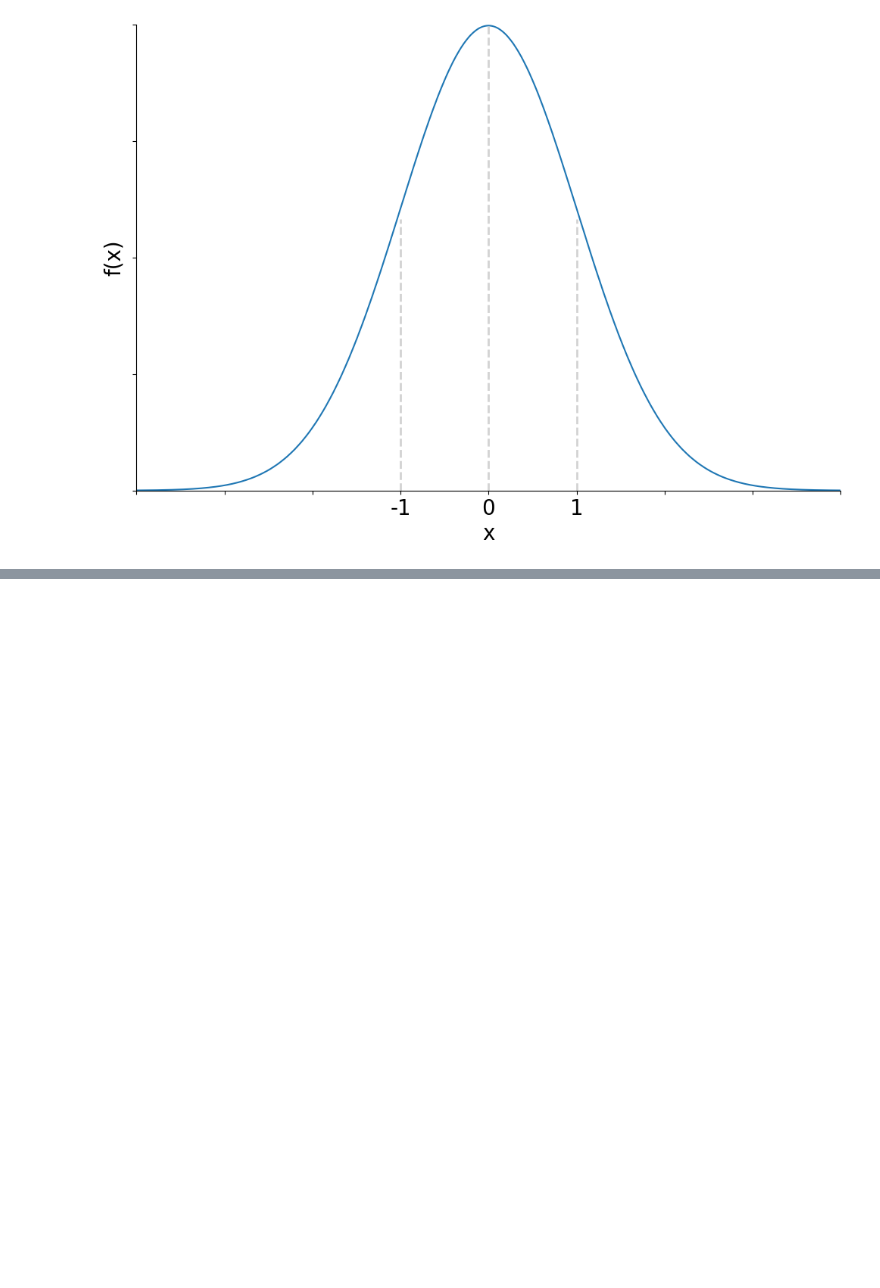
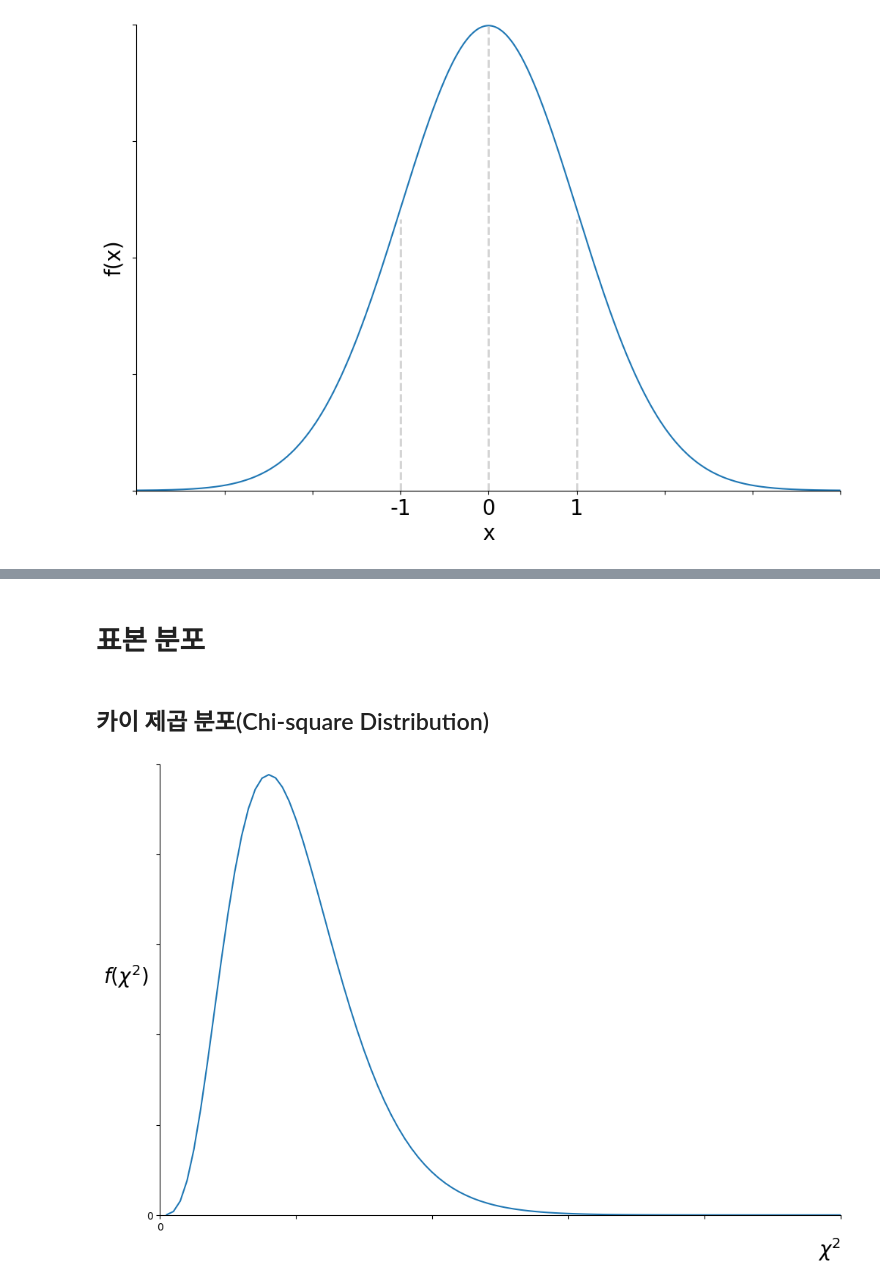
Before and after one commit to lunamundus/python-sas-study, a Jupyter notebook: static_graph.ipynb, the cells around one changed output, grey strips where cells are left out. Cells and saved outputs as stored; diff of their text form; code cells hidden in the pictures; blank space fills up the shorter version.

```diff
--- a/static_graph.ipynb
+++ b/static_graph.ipynb
@@ -125,0 +186,34 @@ plt.show()
+# %% [markdown]
+# 표본 분포
+# %% [markdown]
+## 카이 제곱 분포(Chi-square Distribution)
+# %%
+import numpy as np
+
+import scipy.stats as stats
+import matplotlib.pyplot as plt
+
+db = np.linspace(0.5, 50, 100)
+
+y = stats.chi2(10).pdf(db)
+
+plt.figure(figsize=(12, 8))
+plt.plot(db, y)
+
+plt.xticks(np.arange(0, 51, 10), ['0', '', '', '', '', ''])
+plt.yticks(np.arange(0, 0.11, 0.02), ['0', '', '', '', '', ''])
+
+plt.xlim(0, 50)
+plt.ylim(0, 0.1)
+
+plt.xlabel(r'$\chi^2$', loc='right')
+plt.ylabel(r'$f(\chi^2)$', loc='center', fontdict={'rotation': 0}, labelpad=20)
+
+plt.rc('axes', labelsize=20)
+
+plt.gca().spines['top'].set_visible(False)
+plt.gca().spines['right'].set_visible(False)
+
+plt.show()
+# %% [output]
+[figure, added]
```
Also changed, not shown: parts of 12 cells of this notebook.
